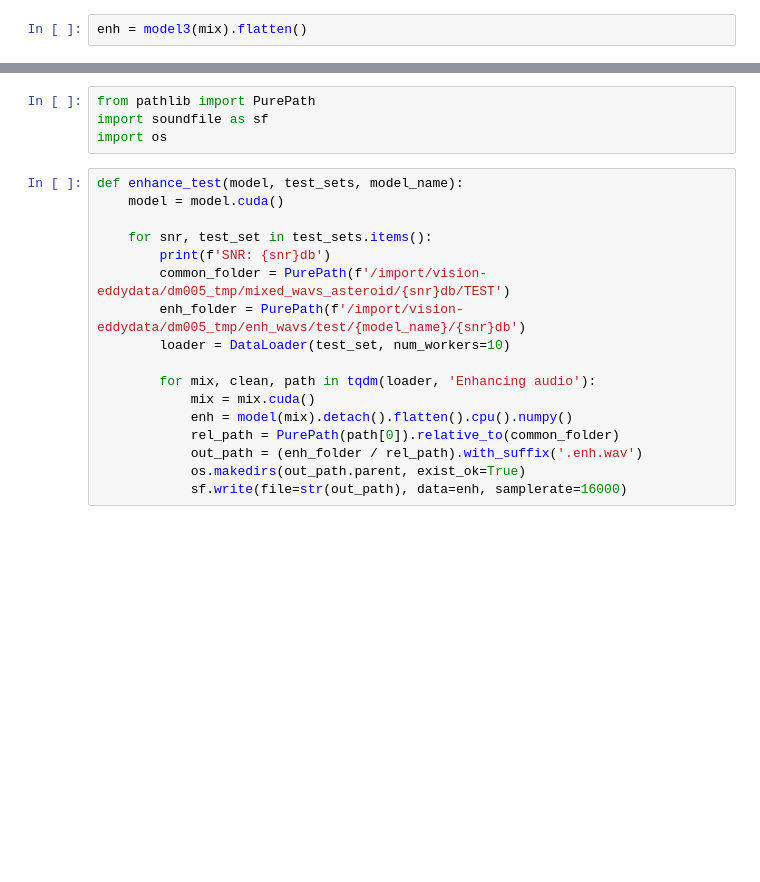
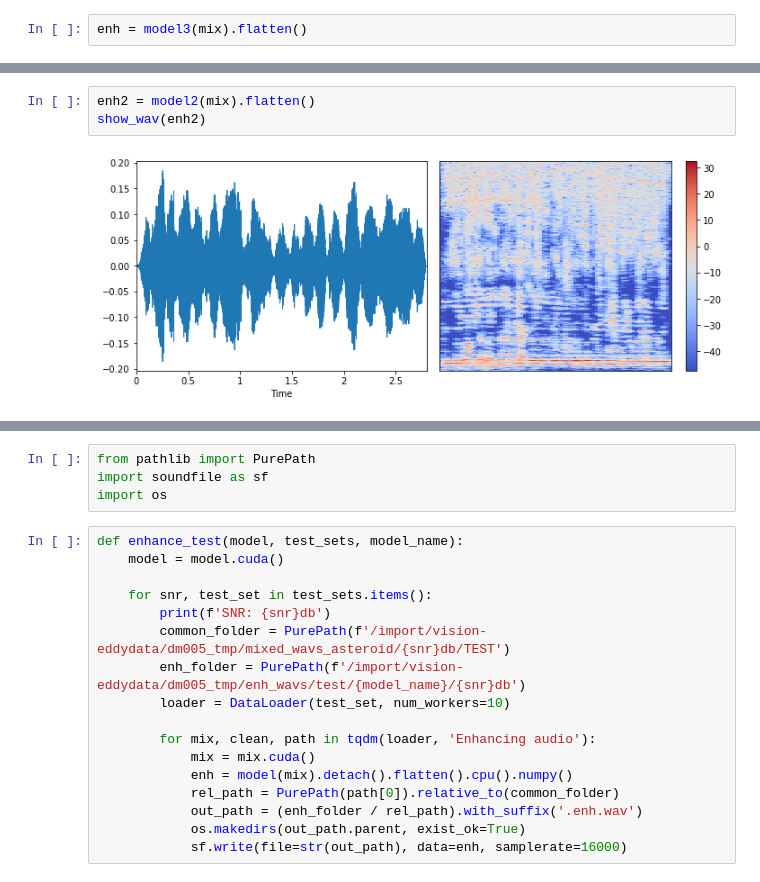
Before and after one commit to flyingleafe/asteroid, a Jupyter notebook: notebooks/evaluation.ipynb, the cells around one changed output, grey strips where cells are left out. Cells and saved outputs as stored; diff of their text form; blank space fills up the shorter version.

```diff
--- a/notebooks/evaluation.ipynb
+++ b/notebooks/evaluation.ipynb
@@ -84 +90,6 @@ show_wav(enh)
 [interactive output not drawn]
+# %%
+enh2 = model2(mix).flatten()
+show_wav(enh2)
+# %% [output]
+[figure, added]
```
Also changed, not shown: parts of 15 cells of this notebook, 4 other files.
